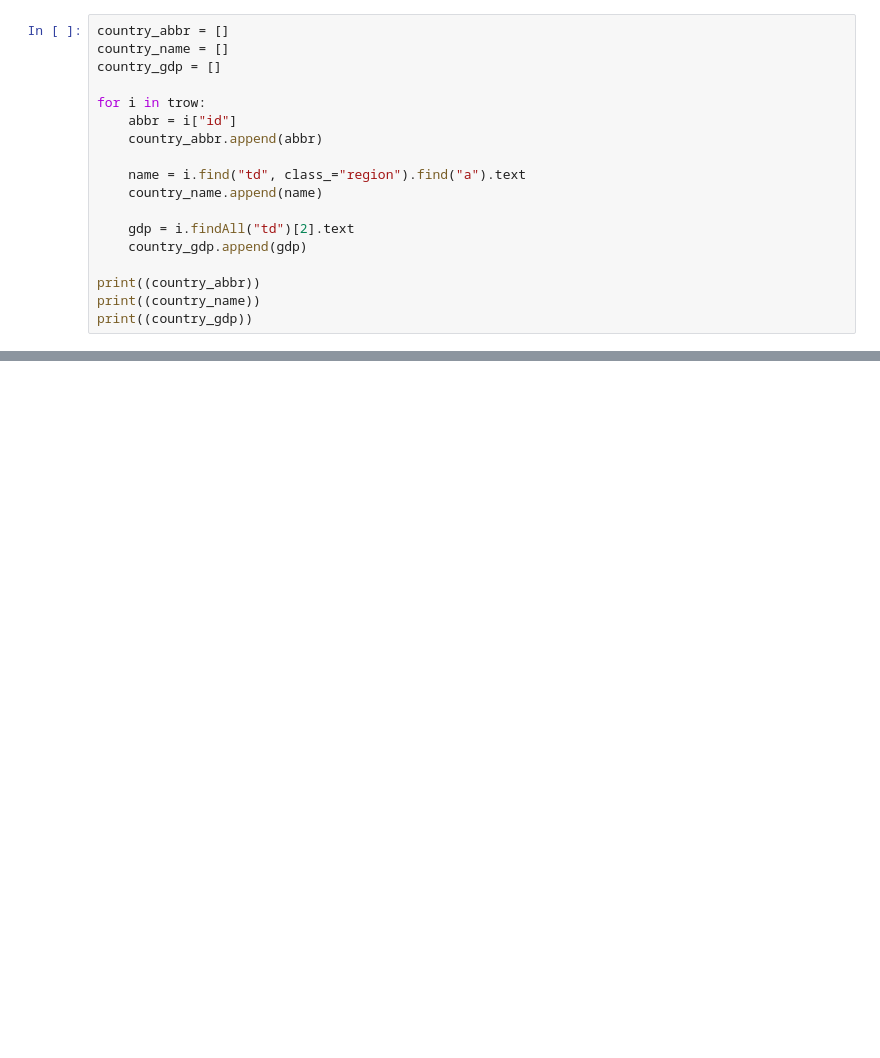
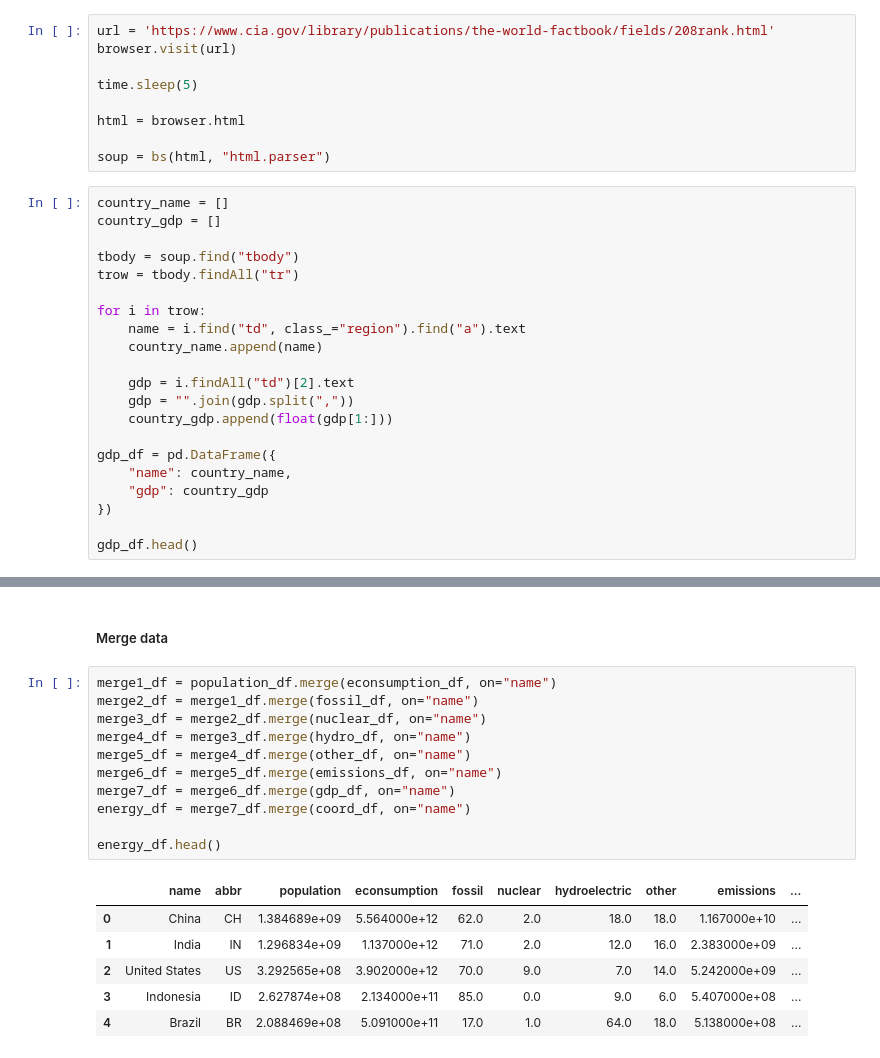
Before and after one commit to cpronier/Project_2_CIA_World_Factbook, a Jupyter notebook: Project-2.ipynb, the cells around one changed output, grey strips where cells are left out. Drawn from its saved outputs; the diff is of its cells as text; blank space fills up the shorter version.

```diff
--- a/Project-2.ipynb
+++ b/Project-2.ipynb
@@ -60,19 +301,31 @@ print(trow)
+# %%
+url = 'https://www.cia.gov/library/publications/the-world-factbook/fields/208rank.html'
+browser.visit(url)
+
+time.sleep(5)
+
+html = browser.html
+
+soup = bs(html, "html.parser")
 # %%
-country_abbr = []
 country_name = []
 country_gdp = []
 
+tbody = soup.find("tbody")
+trow = tbody.findAll("tr")
+
 for i in trow:
-    abbr = i["id"]
-    country_abbr.append(abbr)
-
     name = i.find("td", class_="region").find("a").text
     country_name.append(name)
 
     gdp = i.findAll("td")[2].text
-    country_gdp.append(gdp)
+    gdp = "".join(gdp.split(","))
+    country_gdp.append(float(gdp[1:]))
 
-print((country_abbr))
-print((country_name))
-print((country_gdp))
+gdp_df = pd.DataFrame({
+    "name": country_name,
+    "gdp": country_gdp
+})
+
+gdp_df.head()
 # %% [output]
@@ -107,0 +432,20 @@ print(text)
+# %% [markdown]
+##### Merge data
+# %%
+merge1_df = population_df.merge(econsumption_df, on="name")
+merge2_df = merge1_df.merge(fossil_df, on="name")
+merge3_df = merge2_df.merge(nuclear_df, on="name")
+merge4_df = merge3_df.merge(hydro_df, on="name")
+merge5_df = merge4_df.merge(other_df, on="name")
+merge6_df = merge5_df.merge(emissions_df, on="name")
+merge7_df = merge6_df.merge(gdp_df, on="name")
+energy_df = merge7_df.merge(coord_df, on="name")
+
+energy_df.head()
+# %% [output]
+|  | name | abbr | population | econsumption | fossil | nuclear | hydroelectric | other | emissions | ... |
+| 0 | China | CH | 1.384689e+09 | 5.564000e+12 | 62.0 | 2.0 | 18.0 | 18.0 | 1.167000e+10 | ... |
+| 1 | India | IN | 1.296834e+09 | 1.137000e+12 | 71.0 | 2.0 | 12.0 | 16.0 | 2.383000e+09 | ... |
+| 2 | United States | US | 3.292565e+08 | 3.902000e+12 | 70.0 | 9.0 | 7.0 | 14.0 | 5.242000e+09 | ... |
+| 3 | Indonesia | ID | 2.627874e+08 | 2.134000e+11 | 85.0 | 0.0 | 9.0 | 6.0 | 5.407000e+08 | ... |
+| 4 | Brazil | BR | 2.088469e+08 | 5.091000e+11 | 17.0 | 1.0 | 64.0 | 18.0 | 5.138000e+08 | ... |
```
Also changed, not shown: parts of 31 cells of this notebook.
